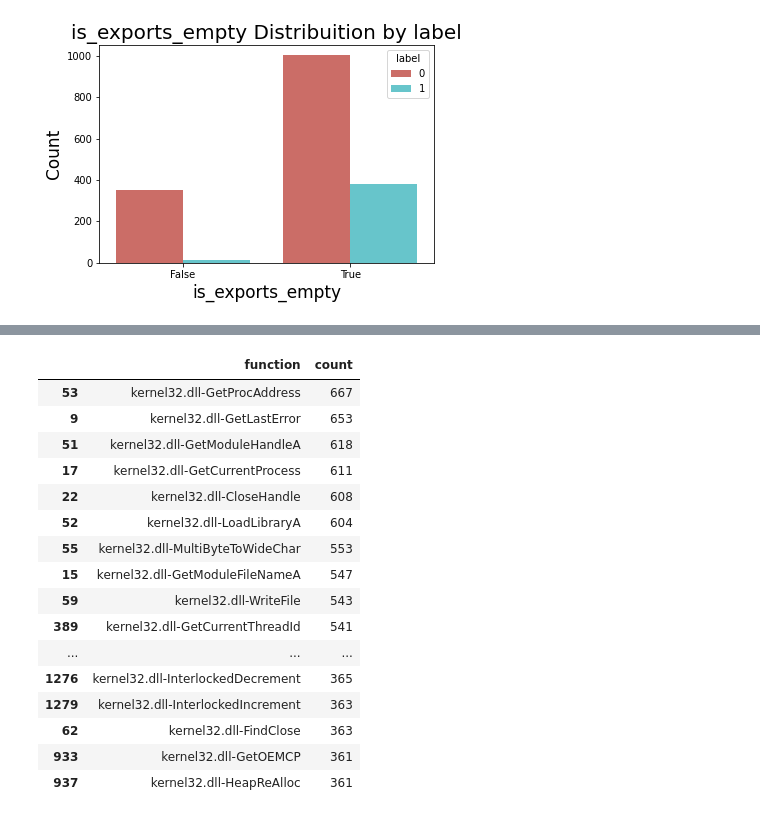
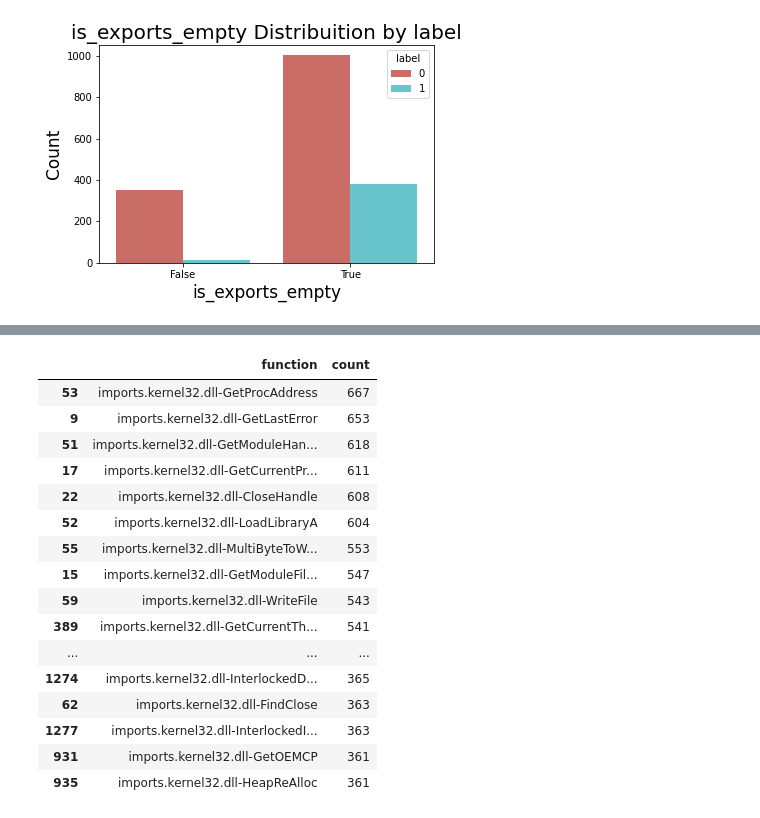
Before and after one commit to patrycjapiechowicz/cybersec, a Jupyter notebook: notebooks/Eda imports, exports.ipynb, the cells around one changed output, grey strips where cells are left out. Drawn from its saved outputs; the diff is of its cells as text; code cells hidden in the pictures.

```diff
--- a/notebooks/Eda imports, exports.ipynb
+++ b/notebooks/Eda imports, exports.ipynb
@@ -142,13 +178,18 @@ label_exports_bening = label_exports_df[label_exports_df.label == 0]
 # %%
-# frequncy functions for beningwares
-bening_ware = flatten_df[flatten_df['label']==0]
-bening_ware_function_df = bening_ware.loc[ : , bening_ware.columns != 'label']
-bening_ware_function_df.count().reset_index().rename(
-           columns={'index': 'function', 0: 'count'})
+%%time
+# frequncy imports functions for beningwares
+label_imports_df = flatten_df.filter(regex='label|imports.')
 
-df_counts_bening_fun = bening_ware_function_df.count().reset_index().rename(
-           columns={'index': 'function', 0: 'count'}).sort_values(by=['count'], ascending=False).head(50)
+bening_ware = label_imports_df[label_imports_df['label'] == 0]
+bening_ware_function_df = bening_ware.loc[:, bening_ware.columns != 'label']
 
+bening_ware_function_df.count().reset_index().rename(columns={'index': 'function', 0: 'count'})
+
+df_counts_bening_fun = bening_ware_function_df.count() \
+    .reset_index()  \
+    .rename(columns={'index': 'function', 0: 'count'}) \
+    .sort_values(by=['count'], ascending=False) \
+    .head(50)
 
 df_counts_bening_fun
 # %% [output]
@@ -155,18 +197,18 @@ df_counts_bening_fun
 |  | function | count |
-| 53 | kernel32.dll-GetProcAddress | 667 |
-| 9 | kernel32.dll-GetLastError | 653 |
-| 51 | kernel32.dll-GetModuleHandleA | 618 |
-| 17 | kernel32.dll-GetCurrentProcess | 611 |
-| 22 | kernel32.dll-CloseHandle | 608 |
-| 52 | kernel32.dll-LoadLibraryA | 604 |
-| 55 | kernel32.dll-MultiByteToWideChar | 553 |
-| 15 | kernel32.dll-GetModuleFileNameA | 547 |
-| 59 | kernel32.dll-WriteFile | 543 |
-| 389 | kernel32.dll-GetCurrentThreadId | 541 |
+| 53 | imports.kernel32.dll-GetProcAddress | 667 |
+| 9 | imports.kernel32.dll-GetLastError | 653 |
+| 51 | imports.kernel32.dll-GetModuleHan... | 618 |
+| 17 | imports.kernel32.dll-GetCurrentPr... | 611 |
+| 22 | imports.kernel32.dll-CloseHandle | 608 |
+| 52 | imports.kernel32.dll-LoadLibraryA | 604 |
+| 55 | imports.kernel32.dll-MultiByteToW... | 553 |
+| 15 | imports.kernel32.dll-GetModuleFil... | 547 |
+| 59 | imports.kernel32.dll-WriteFile | 543 |
+| 389 | imports.kernel32.dll-GetCurrentTh... | 541 |
 | ... | ... | ... |
-| 1276 | kernel32.dll-InterlockedDecrement | 365 |
-| 1279 | kernel32.dll-InterlockedIncrement | 363 |
-| 62 | kernel32.dll-FindClose | 363 |
-| 933 | kernel32.dll-GetOEMCP | 361 |
-| 937 | kernel32.dll-HeapReAlloc | 361 |
+| 1274 | imports.kernel32.dll-InterlockedD... | 365 |
+| 62 | imports.kernel32.dll-FindClose | 363 |
+| 1277 | imports.kernel32.dll-InterlockedI... | 363 |
+| 931 | imports.kernel32.dll-GetOEMCP | 361 |
+| 935 | imports.kernel32.dll-HeapReAlloc | 361 |
 # %%
```
Also changed, not shown: parts of 11 cells of this notebook.
